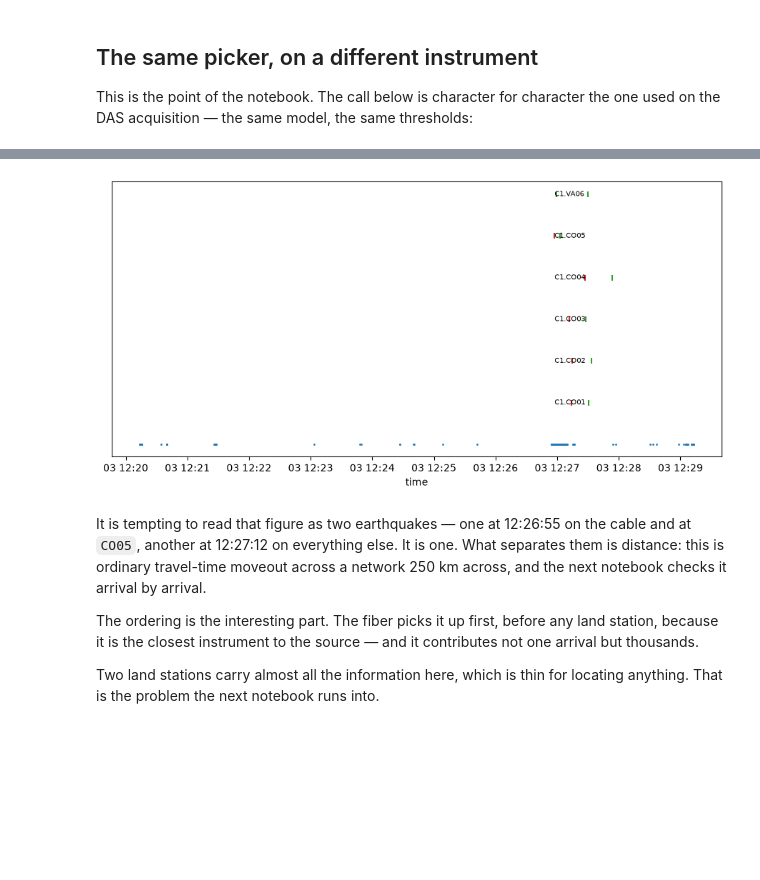
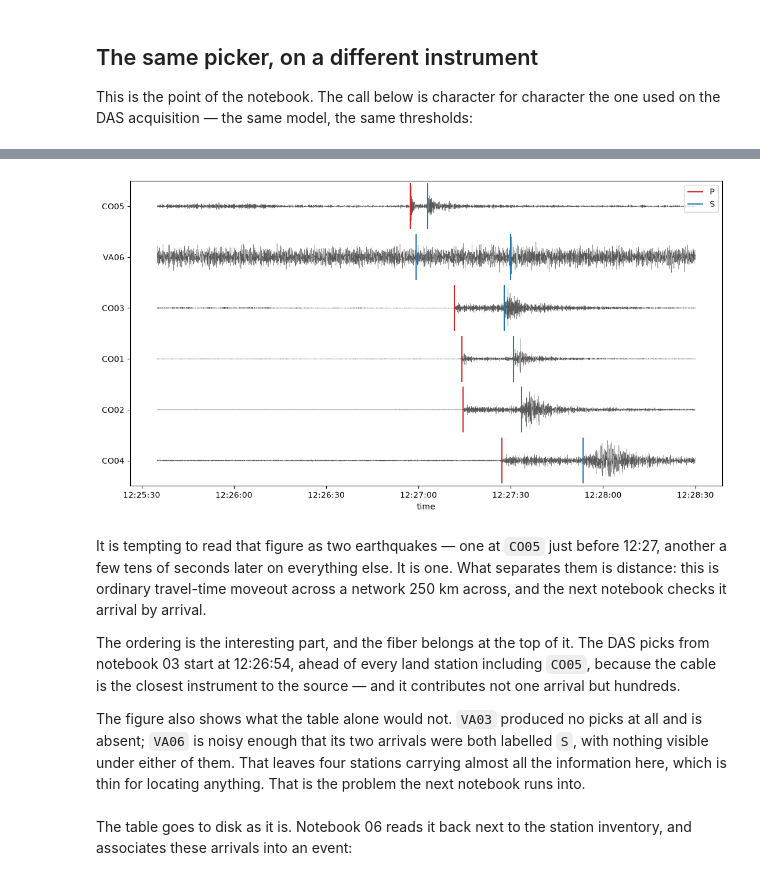
Before and after one commit to xdas-dev/tutorials, a Jupyter notebook: 05_seismological_stations.ipynb, the cells around one changed output, grey strips where cells are left out. Drawn from its saved outputs; the diff is of its cells as text; code cells hidden in the pictures; blank space fills up the shorter version.

```diff
--- a/05_seismological_stations.ipynb
+++ b/05_seismological_stations.ipynb
@@ -157,29 +121,45 @@ Now compare with the DAS picks from notebook 03:
-# %%
-das = pd.read_csv("outputs/picks.csv", parse_dates=["time"])
-
-fig, ax = plt.subplots(figsize=(11, 5))
-ax.scatter(das["time"], np.zeros(len(das)), s=1, c="C0", label="DAS channels")
-for i, (name, group) in enumerate(picks.groupby(["network", "station"]), start=1):
-    for phase, colour in [("P", "C3"), ("S", "C2")]:
-        sub = group[group["phase"] == phase]
-        ax.scatter(sub["time"], np.full(len(sub), i), s=40, c=colour, marker="|")
-    ax.text(picks["time"].min(), i, ".".join(name), fontsize=7, va="center")
-ax.set_yticks([])
-ax.set_xlabel("time")
-plt.show()
-# %% [output]
-[figure, removed]
+# %%
+order = picks.groupby("station")["time"].min().sort_values().index
+
+fig, ax = plt.subplots(figsize=(11, 6))
+for offset, station in enumerate(order):
+    trace = dc["C1"][station]["--"][0].sel(channel="HHZ")
+    trace = xd.filter(trace, (2.0, 10.0), dim="time")  # bandpass 2-10 Hz
+    trace = trace.isel(time=slice(500, None))  # drop the filter transient
+    values = trace.values / np.max(np.abs(trace.values))
+    ax.plot(trace["time"].values, offset + 0.4 * values, lw=0.3, c="0.35")
+    for phase, colour in [("P", "C3"), ("S", "C0")]:
+        rows = picks[(picks["station"] == station) & (picks["phase"] == phase)]
+        ax.vlines(rows["time"], offset - 0.45, offset + 0.45, color=colour, lw=1.5)
+        ax.vlines([], 0, 0, color=colour, label=phase if offset == 0 else None)
+
+ax.set_yticks(range(len(order)), order)
+ax.set_ylim(len(order) - 0.5, -0.5)  # earliest arrival on top
+ax.set_xlabel("time")
+ax.legend(loc="upper right")
+plt.tight_layout()
+plt.show()
+# %% [output]
+[figure, added]
 # %% [markdown]
-It is tempting to read that figure as two earthquakes — one at 12:26:55 on
-the cable and at `CO05`, another at 12:27:12 on everything else. It is one.
-What separates them is distance: this is ordinary travel-time moveout across
-a network 250 km across, and the next notebook checks it arrival by arrival.
+It is tempting to read that figure as two earthquakes — one at `CO05` just
+before 12:27, another a few tens of seconds later on everything else. It is
+one. What separates them is distance: this is ordinary travel-time moveout
+across a network 250 km across, and the next notebook checks it arrival by
+arrival.
 
-The ordering is the interesting part. The fiber picks it up first, before
-any land station, because it is the closest instrument to the source — and
-it contributes not one arrival but thousands.
+The ordering is the interesting part, and the fiber belongs at the top of it.
+The DAS picks from notebook 03 start at 12:26:54, ahead of every land
+station including `CO05`, because the cable is the closest instrument to the
+source — and it contributes not one arrival but hundreds.
 
-Two land stations carry almost all the information here, which is thin for
+The figure also shows what the table alone would not. `VA03` produced no
+picks at all and is absent; `VA06` is noisy enough that its two arrivals were
+both labelled `S`, with nothing visible under either of them. That leaves
+four stations carrying almost all the information here, which is thin for
 locating anything. That is the problem the next notebook runs into.
+# %% [markdown]
+The table goes to disk as it is. Notebook 06 reads it back next to the
+station inventory, and associates these arrivals into an event:
 # %%
 picks.to_csv("outputs/station_picks.csv", index=False)
```
Also changed, not shown: parts of 8 cells of this notebook, 1 other file.
